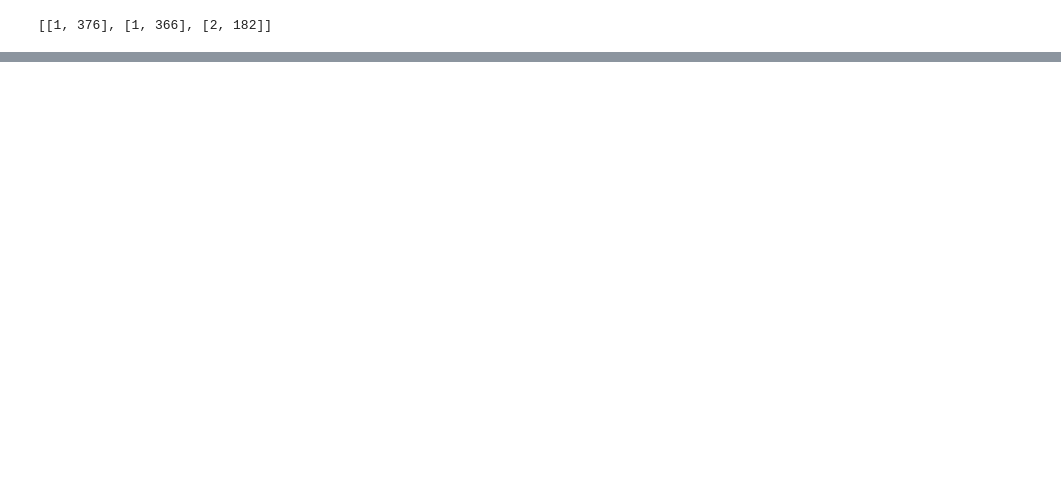
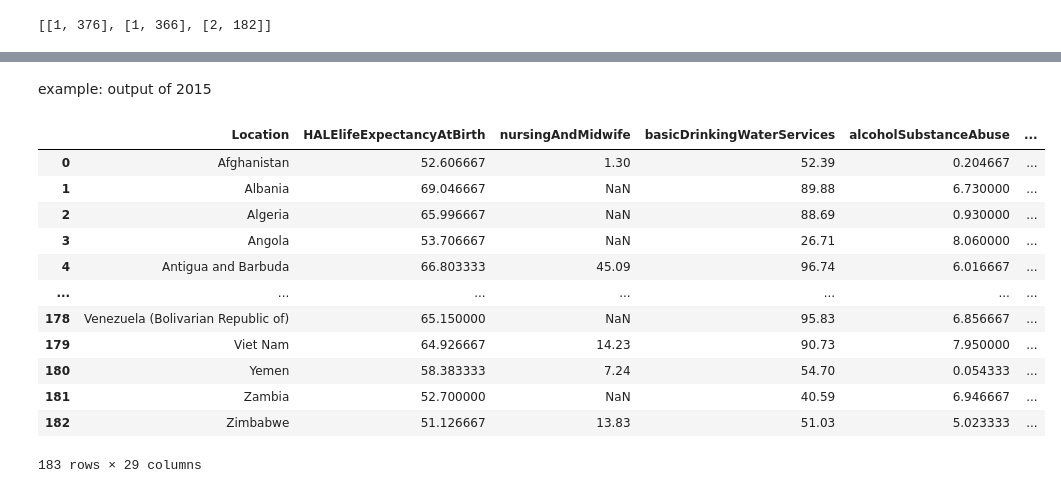
Before and after one commit to Zixu-Geng/cs216_final_project, a Jupyter notebook: Jupyter notebook/final.ipynb, the cells around one changed output, grey strips where cells are left out. Cells and saved outputs as stored; diff of their text form; code cells hidden in the pictures; blank space fills up the shorter version.

```diff
--- a/Jupyter notebook/final.ipynb
+++ b/Jupyter notebook/final.ipynb
@@ -69,11 +70,11 @@ def merge_dic(data_lst):
 def read_data():
     data_lst = []
 
-    for info in os.listdir("World Health Statistics 2020"):
+    for info in os.listdir("train_data"):
 
         if info == ".DS_Store":
             continue
-        domain = os.path.abspath(r"World Health Statistics 2020")
+        domain = os.path.abspath(r"train_data")
         dirc = os.path.join(domain,info)
         data = pd.read_csv(dirc)
 
@@ -109,3 +118,7 @@ def main():
 test
 # %% [output]
 [[1, 376], [1, 366], [2, 182]]
+# %%
+raw_data = read_data()
+data_lst = run_proprocess(raw_data)
+data_lst[0]['2015']
@@ -111,0 +139,31 @@ test
+# %% [markdown]
+example: output of 2015
+# %%
+temp = None
+indicator = False
+for variable_dict in data_lst:
+    if indicator == False:
+        temp = variable_dict['2015']
+        indicator = True
+    else:
+        temp = pd.merge(temp, variable_dict['2015'], how ="left",on = "Location")
+# %%
+temp = temp.rename(columns={"alcoholSubstanceAbuse.csv": "alcoholSubstanceAbuse",
+                    "30-70cancerChdEtc.csv": "30-70cancerChdEtc",
+                    "birthAttendedBySkilledPersonal.csv": "birthAttendedBySkilledPersonal"})
+# %%
+temp
+# %% [output]
+|  | Location | HALElifeExpectancyAtBirth | nursingAndMidwife | basicDrinkingWaterServices | alcoholSubstanceAbuse | ... |
+| 0 | Afghanistan | 52.606667 | 1.30 | 52.39 | 0.204667 | ... |
+| 1 | Albania | 69.046667 | NaN | 89.88 | 6.730000 | ... |
+| 2 | Algeria | 65.996667 | NaN | 88.69 | 0.930000 | ... |
+| 3 | Angola | 53.706667 | NaN | 26.71 | 8.060000 | ... |
+| 4 | Antigua and Barbuda | 66.803333 | 45.09 | 96.74 | 6.016667 | ... |
+| ... | ... | ... | ... | ... | ... | ... |
+| 178 | Venezuela (Bolivarian Republic of) | 65.150000 | NaN | 95.83 | 6.856667 | ... |
+| 179 | Viet Nam | 64.926667 | 14.23 | 90.73 | 7.950000 | ... |
+| 180 | Yemen | 58.383333 | 7.24 | 54.70 | 0.054333 | ... |
+| 181 | Zambia | 52.700000 | NaN | 40.59 | 6.946667 | ... |
+| 182 | Zimbabwe | 51.126667 | 13.83 | 51.03 | 5.023333 | ... |
+183 rows × 29 columns
```
Also changed, not shown: parts of 6 cells of this notebook, 31 other files.
